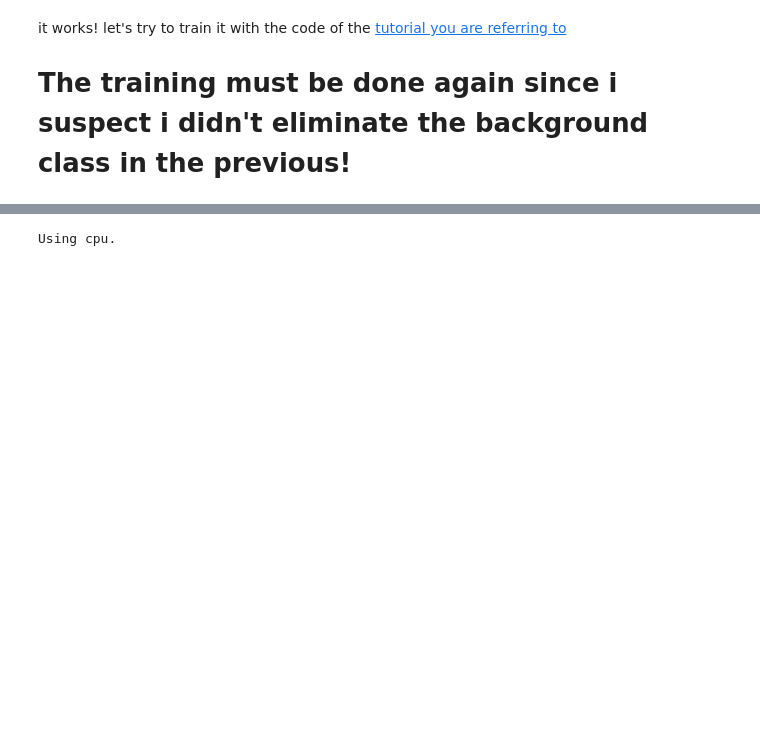
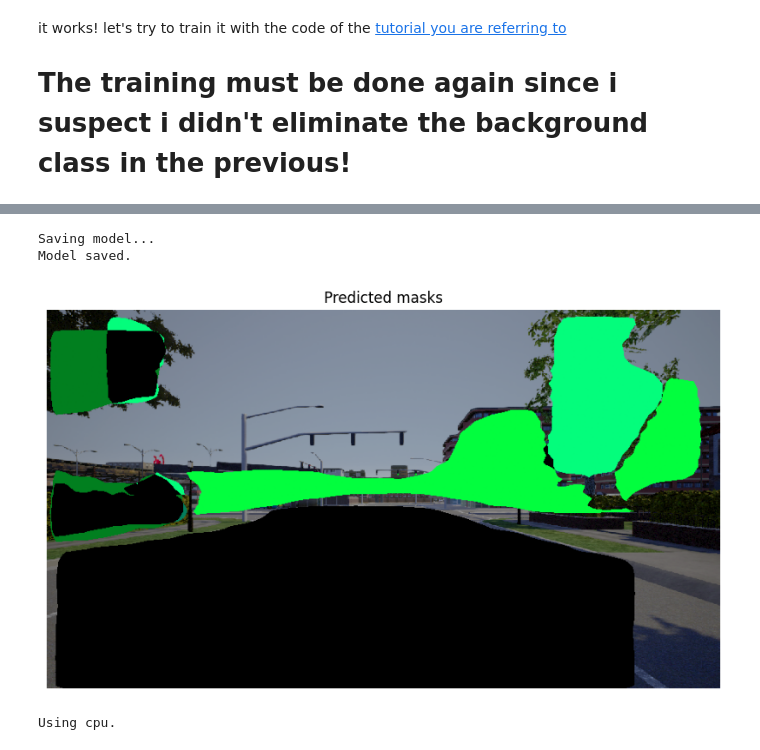
Before and after one commit to cico-rial/Open-Set-Semantic-Segmentation, a Jupyter notebook: main.ipynb, the cells around one changed output, grey strips where cells are left out. Saved outputs shown, nothing was run; the diff lists cells and outputs as text; code cells hidden in the pictures; blank space fills up the shorter version.

Commit message:
Retrain of the model

```diff
--- a/main.ipynb
+++ b/main.ipynb
@@ -532,6 +544,9 @@ it works! let's try to train it with the code of the [tutorial you are referring
 # %%
 import utils
 from engine import train_one_epoch, evaluate
+
+shape = 500
+batch_size = 2
 
 # train on the GPU or on the CPU, if a GPU is not available
 device = torch.device('cuda') if torch.cuda.is_available() else torch.device('cpu')
@@ -539,13 +554,13 @@ device = torch.device('cuda') if torch.cuda.is_available() else torch.device('cp
 # our dataset has two classes only - background and person
 num_classes = 13 # we don't consider the anomaly class.
 # use our dataset and defined transformations
-dataset = StreetHazardsTrain('train', get_transform(train=True, shape=250), remove_invalid_masks=True)
-dataset_test = StreetHazardsTrain('validation', get_transform(train=False, shape=250), remove_invalid_masks=True)
+dataset = StreetHazardsTrain('train', get_transform(train=True, shape=shape), remove_invalid_masks=True)
+dataset_test = StreetHazardsTrain('validation', get_transform(train=False, shape=shape), remove_invalid_masks=True)
 
 # define training and validation data loaders
 data_loader = torch.utils.data.DataLoader(
     dataset,
-    batch_size=4,
+    batch_size=batch_size,
     shuffle=True,
     collate_fn=utils.collate_fn
 )
@@ -558,18 +573,32 @@ data_loader_test = torch.utils.data.DataLoader(
 )
 
 # get the model using our helper function
+
 model = get_model_instance_segmentation(num_classes)
+
+try:
+    # if the weights are saved load them
+    model.load_state_dict(torch.load('model_weights.pth'))
+except:
+    print("weights not found")
 
 # move model to the right device
 model.to(device)
 
 # construct an optimizer
 params = [p for p in model.parameters() if p.requires_grad]
-optimizer = torch.optim.SGD(
-    params,
-    lr=0.005,
-    momentum=0.9,
-    weight_decay=0.0005
+# optimizer = torch.optim.SGD(
+#     params,
+#     lr=0.005,
+#     momentum=0.9,
+#     weight_decay=0.0005
+# )
+
+optimizer = torch.optim.AdamW(params,
+                              lr=0.001,
+                              betas=(0.9, 0.999),
+                              eps=1e-08,
+                              weight_decay=0.01,
 )
 
 # and a learning rate scheduler
@@ -603,42 +647,56 @@ KeyboardInterrupt:
+# %%
+print("Saving model...")
+torch.save(model.state_dict(), 'model_weights.pth')
+print("Model saved.")
+# %% [output]
+Saving model...
+Model saved.
 # %%
 from torchvision.utils import draw_segmentation_masks
 import matplotlib.pyplot as plt
+
+dataset_test = StreetHazardsTrain('validation', get_transform(train=False, shape=shape), remove_invalid_masks=True)
+# dataset_test = StreetHazardsTrain('train', get_transform(train=False, shape=shape), remove_invalid_masks=True)
 
 data_loader_test = torch.utils.data.DataLoader(
     dataset_test,
     batch_size=2,
     shuffle=False,
     collate_fn=utils.collate_fn
 )
 
 images, targets = next(iter(data_loader))
 images = list(image.to(device) for image in images) # Move images to the device
 targets = [{k: v.to(device) if isinstance(v, torch.Tensor) else v for k, v in t.items()} for t in targets] # Move target tensors to the device
+
+model.eval()
 
 with torch.no_grad():
     outputs = model(images)
     # Just demo one sample
     img = images[0].cpu()
     output = outputs[0]
     masks = output["masks"] > 0.5  # shape: [N, 1, H, W] → thresholded
     labels = output["labels"]
     scores = output["scores"]
 
     masks = masks.squeeze(1)
 
     # Optional: filter low-confidence masks
-    # keep = scores > 0.5
-    # masks = masks[keep].squeeze(1)
-    # labels = labels[keep]
+    keep = scores > 0.5
+    masks = masks[keep].squeeze(1)
+    labels = labels[keep]
 
     # Draw masks on image
     img_drawn = draw_segmentation_masks(img, masks=masks, alpha=1, colors=None)
 
     plt.figure(figsize=(10, 10))
     plt.imshow(img_drawn.permute(1, 2, 0))
     plt.title("Predicted masks")
     plt.axis("off")
     plt.show()
+# %% [output]
+[figure, added]
 # %%
 torch.save(model.state_dict(), 'model_weights.pth')
 # %%
```
Also changed, not shown: parts of 4 cells of this notebook.
